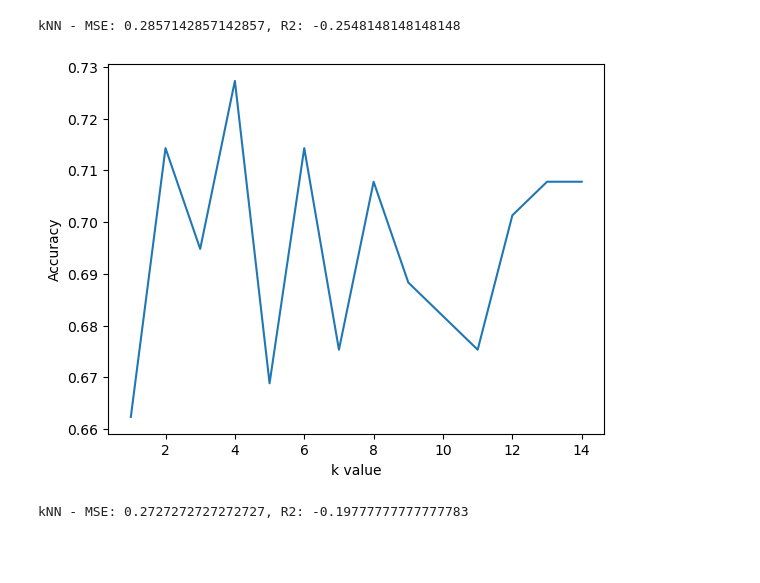
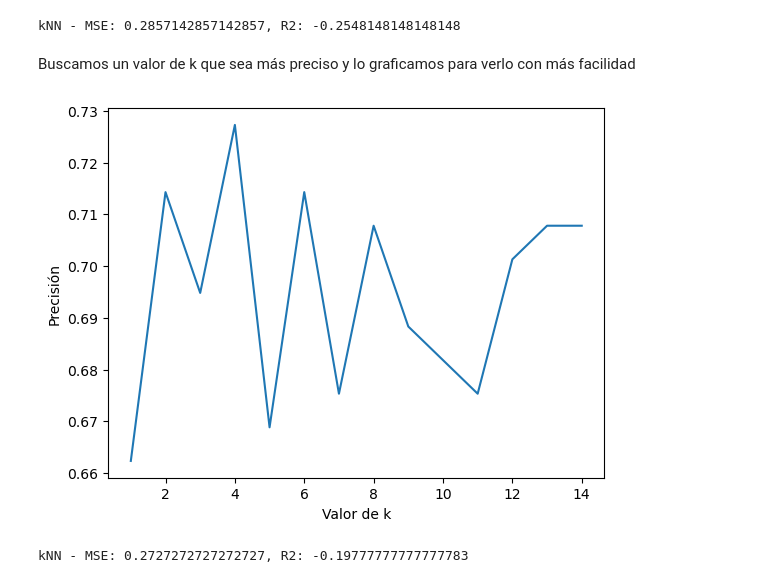
Before and after one commit to Raul0801/SIAA_prediccion_lineal_notas, a Jupyter notebook: Diabetes/knn_raul_javier_laura_martin_hugo.ipynb, the cells around one changed output. Cells and saved outputs as stored; diff of their text form; code cells hidden in the pictures; blank space fills up the shorter version.

```diff
--- a/Diabetes/knn_raul_javier_laura_martin_hugo.ipynb
+++ b/Diabetes/knn_raul_javier_laura_martin_hugo.ipynb
@@ -95,22 +95,23 @@ r2_knn = r2_score(y_test, y_pred)
 print(f'kNN - MSE: {mse_knn}, R2: {r2_knn}')
 # %% [output]
 kNN - MSE: 0.2857142857142857, R2: -0.2548148148148148
+# %% [markdown]
+Buscamos un valor de k que sea más preciso y lo graficamos para verlo con más facilidad
 # %%
-import matplotlib.pyplot as plt
 k_range = range(1, 15)
 scores = []
 
 for k in k_range:
     knn = KNeighborsClassifier(n_neighbors=k)
     knn.fit(X_train, y_train)
     y_pred = knn.predict(X_test)
     scores.append(metrics.accuracy_score(y_test, y_pred))
 
 plt.plot(k_range, scores)
-plt.xlabel('k value')
-plt.ylabel('Accuracy')
+plt.xlabel('Valor de k')
+plt.ylabel('Precisión')
 
 plt.show()
 # %% [output]
-[figure, old version]
+[figure, new version]
 # %%
```
Also changed, not shown: parts of 3 cells of this notebook.
